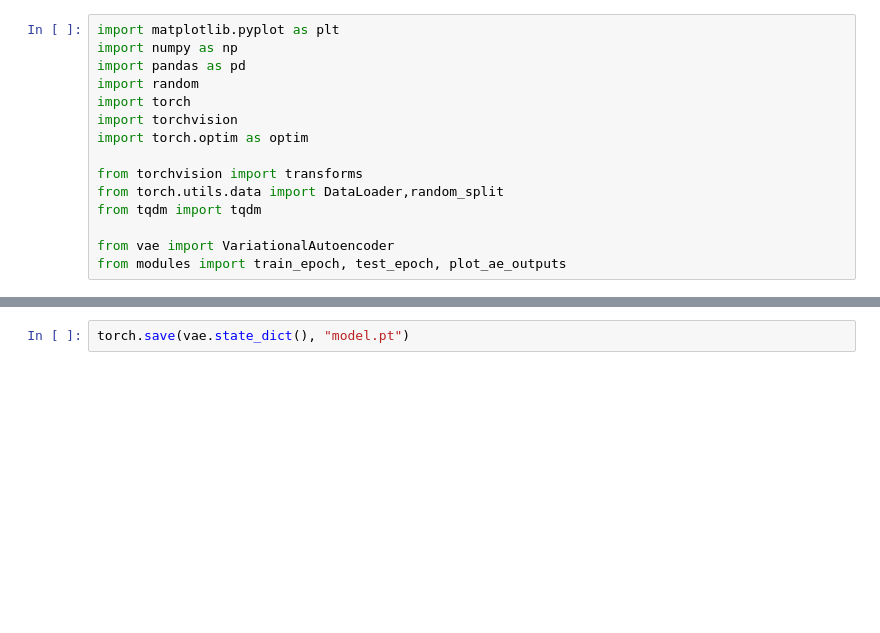
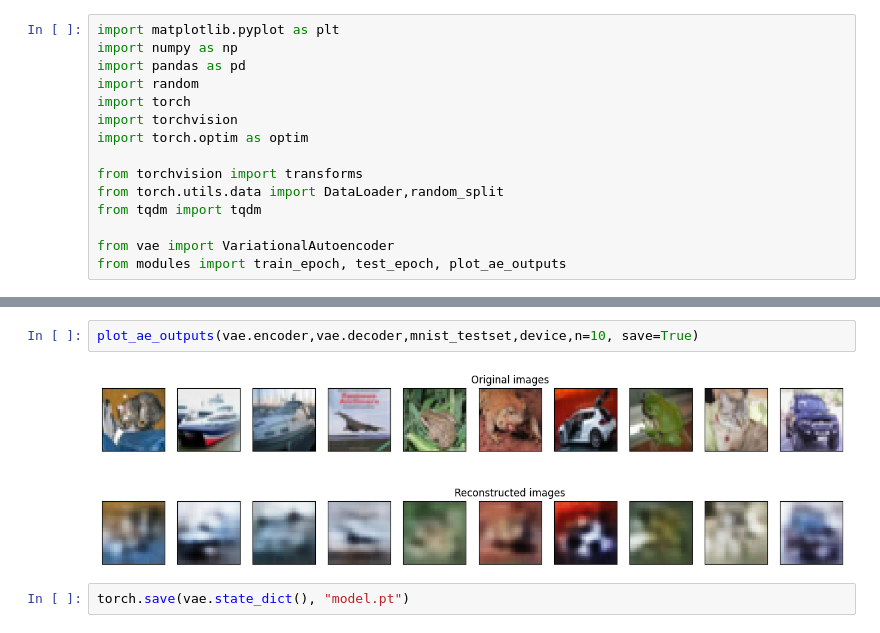
Before and after one commit to szaryvip/semi-automatic-data-annotation, a Jupyter notebook: backend/deepbackend/vae.ipynb, the cells around one changed output, grey strips where cells are left out. Cells and saved outputs as stored; diff of their text form; blank space fills up the shorter version.

```diff
--- a/backend/deepbackend/vae.ipynb
+++ b/backend/deepbackend/vae.ipynb
@@ -95,2 +214,6 @@ plot_ae_outputs(vae.encoder,vae.decoder,mnist_testset,device,n=20)
+# %%
+plot_ae_outputs(vae.encoder,vae.decoder,mnist_testset,device,n=10, save=True)
+# %% [output]
+[figure, added]
 # %%
 torch.save(vae.state_dict(), "model.pt")
```
Also changed, not shown: parts of 14 cells of this notebook, 7 other files.
